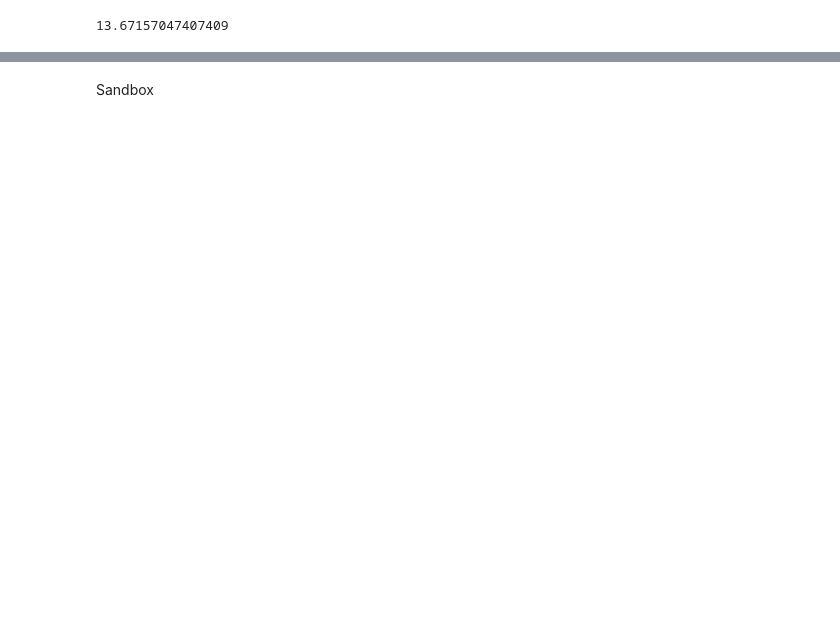
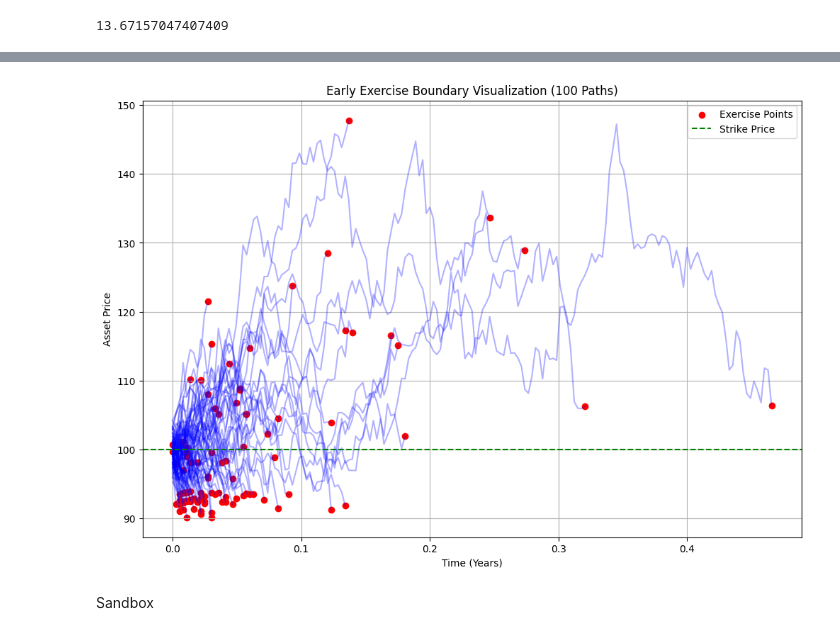
Before and after one commit to ostapenkovs/orcs-4529-rl, a Jupyter notebook: notebooks/2_testing.ipynb, the cells around one changed output, grey strips where cells are left out. Drawn from its saved outputs; the diff is of its cells as text; code cells hidden in the pictures; blank space fills up the shorter version.

```diff
--- a/notebooks/2_testing.ipynb
+++ b/notebooks/2_testing.ipynb
@@ -67,3 +67,7 @@ agent.eval(nepisode=1000)
+# %%
+plot_exercise_boundary(agent, env, 100, 100)
+# %% [output]
+[figure, added]
 # %% [markdown]
 Sandbox
 # %%
```
Also changed, not shown: parts of 4 cells of this notebook, 2 other files.
